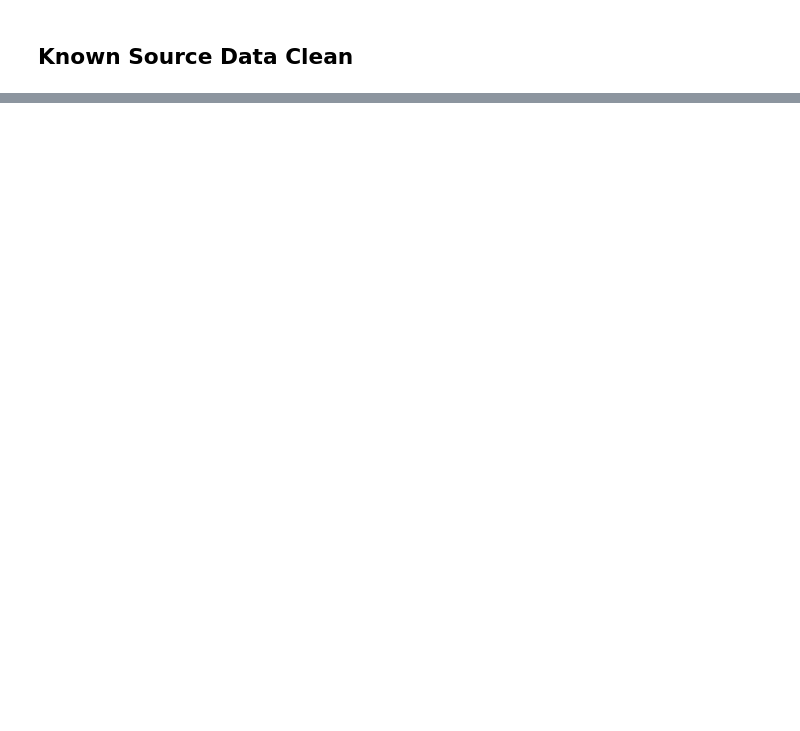
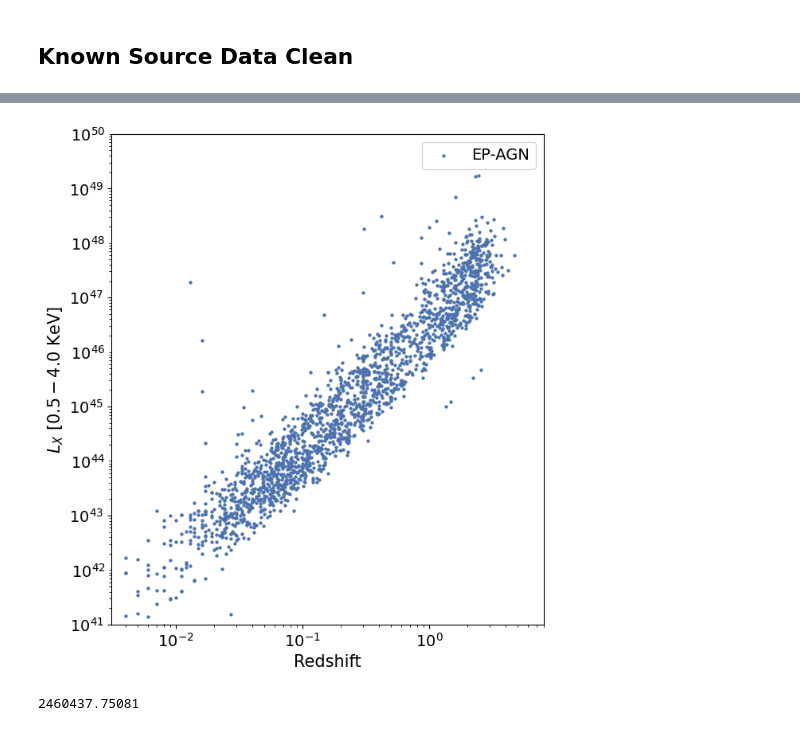
Before and after one commit to LAujust/Cmash, a Jupyter notebook: Example.ipynb, the cells around one changed output, grey strips where cells are left out. Saved outputs shown, nothing was run; the diff lists cells and outputs as text; code cells hidden in the pictures; blank space fills up the shorter version.

```diff
--- a/Example.ipynb
+++ b/Example.ipynb
@@ -195 +225,30 @@ ax.legend()
+# %%
+#AGN luminosity distribution
+plt.style.use('seaborn-v0_8-deep')
+from matplotlib.ticker import LogLocator, NullFormatter
+fig, ax = plt.subplots(figsize=(7,8))
+plt.rcParams["font.size"] = 14
+bins = np.linspace(40,53,25)
+
+EP_cl_AGN = matched_table[matched_table['Category']=='AGN']
+LUM = EP_cl_AGN['Last Observed Flux']*4*np.pi*(Planck18.luminosity_distance(EP_cl_AGN['Z']).to(u.cm).value)**2
+ax.scatter(EP_cl_AGN['Z'],LUM,s=4.5,label='EP-AGN')
+ax.set_xscale('log')
+ax.set_yscale('log')
+ax.set_xlabel('Redshift',fontsize=15)
+ax.set_ylabel(r'$L_{X}\ \mathrm{[0.5-4.0\ KeV]}$',fontsize=15)
+ax.set_xlim([0.0031,8])
+ax.set_ylim([1e41,1e50])
+ax.xaxis.set_minor_locator(LogLocator(base=10.0, subs=np.arange(2, 10) * 0.1, numticks=20))
+ax.yaxis.set_minor_locator(LogLocator(base=10.0, subs='all', numticks=12))
+ax.legend()
+plt.subplots_adjust()
+#ax.tick_params(axis='both', which='both', length=3, color='gray')
+plt.savefig('/mnt/rdliang/AGN/BBH_AGN/figures/EP_matched_AGN_LUMZ.png',dpi=300)
+# %% [output]
+[figure, added]
+# %%
+2400000.5 + 60437.250810
+# %% [output]
+2460437.75081
 # %%
```
Also changed, not shown: parts of 16 cells of this notebook, 5 other files.
